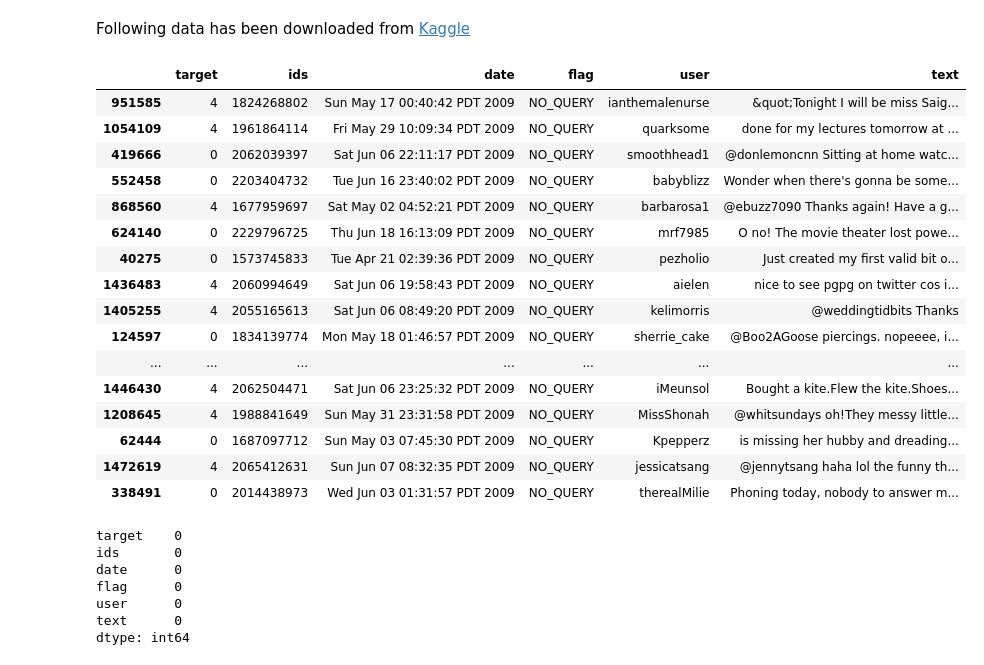
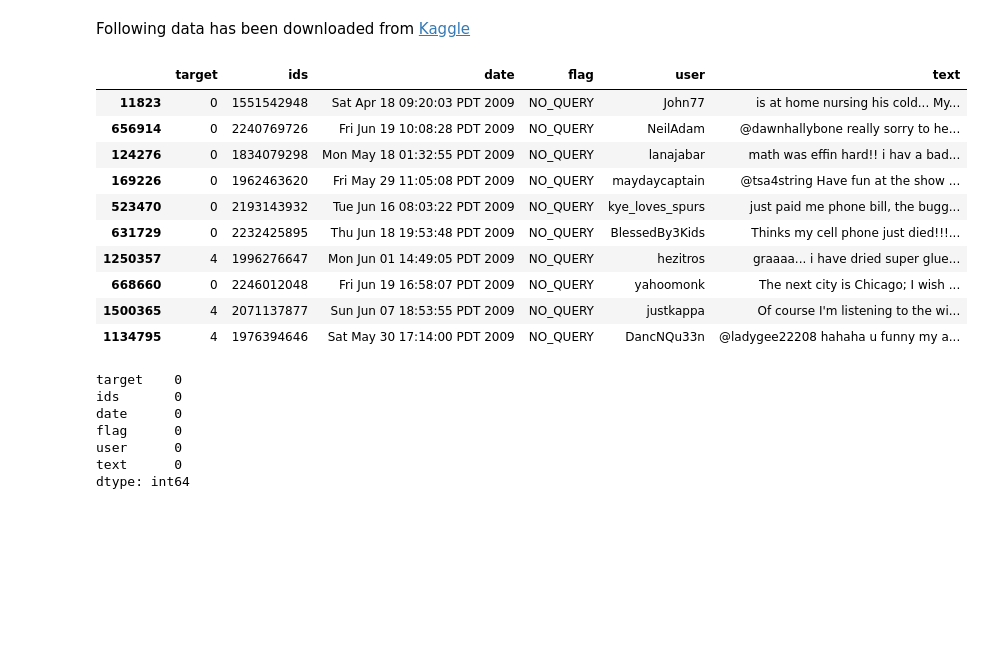
Before and after one commit to Singhal-Piyush/DL_Twitter_Sentiment_Analysis, a Jupyter notebook: Twitter_Sentiment_Analysis_Data_Preprocessing.ipynb, the cells around one changed output. Cells and saved outputs as stored; diff of their text form; code cells hidden in the pictures; blank space fills up the shorter version.

```diff
--- a/Twitter_Sentiment_Analysis_Data_Preprocessing.ipynb
+++ b/Twitter_Sentiment_Analysis_Data_Preprocessing.ipynb
@@ -34,28 +66,22 @@ Following data has been downloaded from [Kaggle](https://www.kaggle.com/datasets
 # %%
 # import dataset from kaggle
 dataset_tweets = pd.read_csv("./dataset/training.1600000.processed.noemoticon.csv",encoding = 'ISO-8859-1',
                              names=['target', 'ids', 'date', 'flag','user', 'text'])
 
 #Viewing 20 samples of the dataset_tweets
-dataset_tweets.sample(20)
+dataset_tweets.sample(10)
 # %% [output]
 |  | target | ids | date | flag | user | text |
-| 951585 | 4 | 1824268802 | Sun May 17 00:40:42 PDT 2009 | NO_QUERY | ianthemalenurse | &quot;Tonight I will be miss Saig... |
-| 1054109 | 4 | 1961864114 | Fri May 29 10:09:34 PDT 2009 | NO_QUERY | quarksome | done for my lectures tomorrow at ... |
-| 419666 | 0 | 2062039397 | Sat Jun 06 22:11:17 PDT 2009 | NO_QUERY | smoothhead1 | @donlemoncnn Sitting at home watc... |
-| 552458 | 0 | 2203404732 | Tue Jun 16 23:40:02 PDT 2009 | NO_QUERY | babyblizz | Wonder when there's gonna be some... |
-| 868560 | 4 | 1677959697 | Sat May 02 04:52:21 PDT 2009 | NO_QUERY | barbarosa1 | @ebuzz7090 Thanks again! Have a g... |
-| 624140 | 0 | 2229796725 | Thu Jun 18 16:13:09 PDT 2009 | NO_QUERY | mrf7985 | O no! The movie theater lost powe... |
-| 40275 | 0 | 1573745833 | Tue Apr 21 02:39:36 PDT 2009 | NO_QUERY | pezholio | Just created my first valid bit o... |
-| 1436483 | 4 | 2060994649 | Sat Jun 06 19:58:43 PDT 2009 | NO_QUERY | aielen | nice to see pgpg on twitter cos i... |
-| 1405255 | 4 | 2055165613 | Sat Jun 06 08:49:20 PDT 2009 | NO_QUERY | kelimorris | @weddingtidbits Thanks |
-| 124597 | 0 | 1834139774 | Mon May 18 01:46:57 PDT 2009 | NO_QUERY | sherrie_cake | @Boo2AGoose piercings. nopeeee, i... |
-| ... | ... | ... | ... | ... | ... | ... |
-| 1446430 | 4 | 2062504471 | Sat Jun 06 23:25:32 PDT 2009 | NO_QUERY | iMeunsol | Bought a kite.Flew the kite.Shoes... |
-| 1208645 | 4 | 1988841649 | Sun May 31 23:31:58 PDT 2009 | NO_QUERY | MissShonah | @whitsundays oh!They messy little... |
-| 62444 | 0 | 1687097712 | Sun May 03 07:45:30 PDT 2009 | NO_QUERY | Kpepperz | is missing her hubby and dreading... |
-| 1472619 | 4 | 2065412631 | Sun Jun 07 08:32:35 PDT 2009 | NO_QUERY | jessicatsang | @jennytsang haha lol the funny th... |
-| 338491 | 0 | 2014438973 | Wed Jun 03 01:31:57 PDT 2009 | NO_QUERY | therealMilie | Phoning today, nobody to answer m... |
+| 11823 | 0 | 1551542948 | Sat Apr 18 09:20:03 PDT 2009 | NO_QUERY | John77 | is at home nursing his cold... My... |
+| 656914 | 0 | 2240769726 | Fri Jun 19 10:08:28 PDT 2009 | NO_QUERY | NeilAdam | @dawnhallybone really sorry to he... |
+| 124276 | 0 | 1834079298 | Mon May 18 01:32:55 PDT 2009 | NO_QUERY | lanajabar | math was effin hard!! i hav a bad... |
+| 169226 | 0 | 1962463620 | Fri May 29 11:05:08 PDT 2009 | NO_QUERY | maydaycaptain | @tsa4string Have fun at the show ... |
+| 523470 | 0 | 2193143932 | Tue Jun 16 08:03:22 PDT 2009 | NO_QUERY | kye_loves_spurs | just paid me phone bill, the bugg... |
+| 631729 | 0 | 2232425895 | Thu Jun 18 19:53:48 PDT 2009 | NO_QUERY | BlessedBy3Kids | Thinks my cell phone just died!!!... |
+| 1250357 | 4 | 1996276647 | Mon Jun 01 14:49:05 PDT 2009 | NO_QUERY | hezitros | graaaa... i have dried super glue... |
+| 668660 | 0 | 2246012048 | Fri Jun 19 16:58:07 PDT 2009 | NO_QUERY | yahoomonk | The next city is Chicago; I wish ... |
+| 1500365 | 4 | 2071137877 | Sun Jun 07 18:53:55 PDT 2009 | NO_QUERY | justkappa | Of course I'm listening to the wi... |
+| 1134795 | 4 | 1976394646 | Sat May 30 17:14:00 PDT 2009 | NO_QUERY | DancNQu33n | @ladygee22208 hahaha u funny my a... |
 # %%
 # checking for null values in the dataset_tweets
 dataset_tweets.isnull().sum()
```
Also changed, not shown: parts of 13 cells of this notebook, 3 other files.
